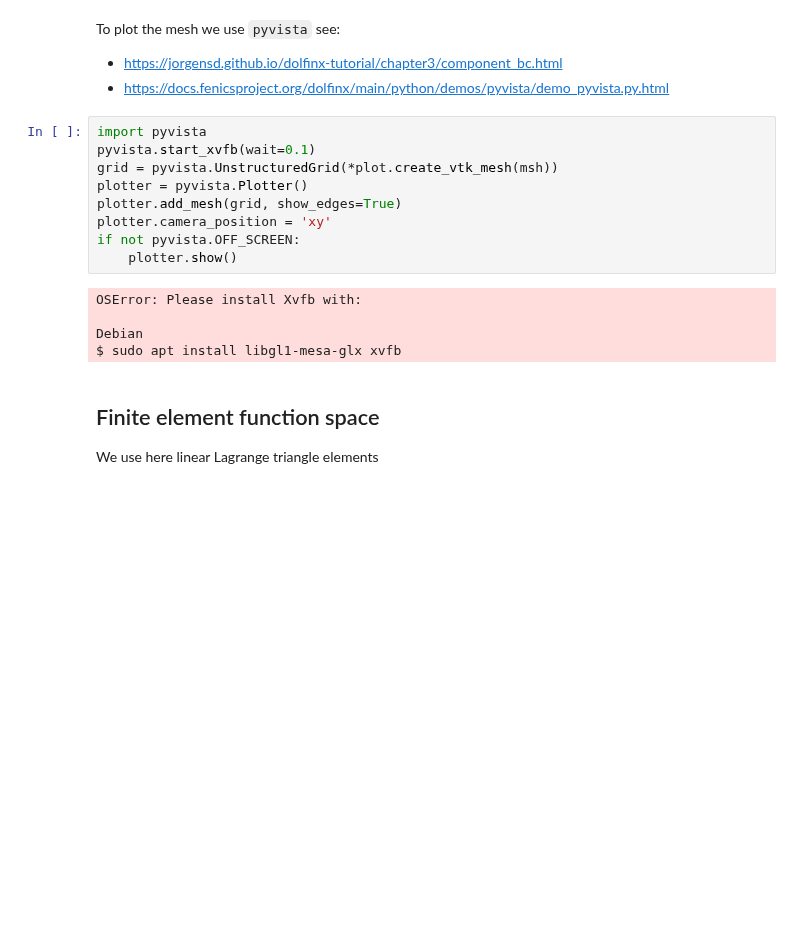
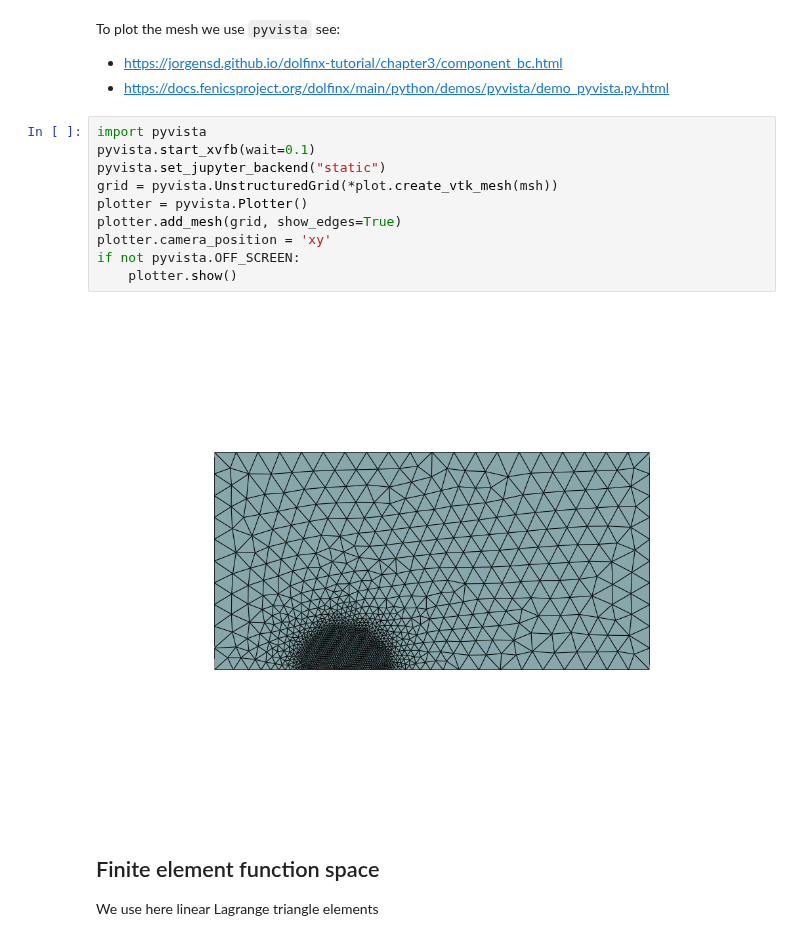
Before and after one commit to newfrac/fenicsx-fracture, a Jupyter notebook: notebooks/linear-elasticity/01-LinearElasticity.ipynb, the cells around one changed output. Drawn from its saved outputs; the diff is of its cells as text; blank space fills up the shorter version.

```diff
--- a/notebooks/linear-elasticity/01-LinearElasticity.ipynb
+++ b/notebooks/linear-elasticity/01-LinearElasticity.ipynb
@@ -70,17 +70,15 @@ To plot the mesh we use `pyvista` see:
 # %%
 import pyvista
 pyvista.start_xvfb(wait=0.1)
+pyvista.set_jupyter_backend("static")
 grid = pyvista.UnstructuredGrid(*plot.create_vtk_mesh(msh))
 plotter = pyvista.Plotter()
 plotter.add_mesh(grid, show_edges=True)
 plotter.camera_position = 'xy'
 if not pyvista.OFF_SCREEN:
     plotter.show()
 # %% [output]
-OSError: Please install Xvfb with:
-
-Debian
-$ sudo apt install libgl1-mesa-glx xvfb
+[figure, added]
 # %% [markdown]
 ## Finite element function space
 
```
Also changed, not shown: parts of 3 cells of this notebook, 2 other files.
